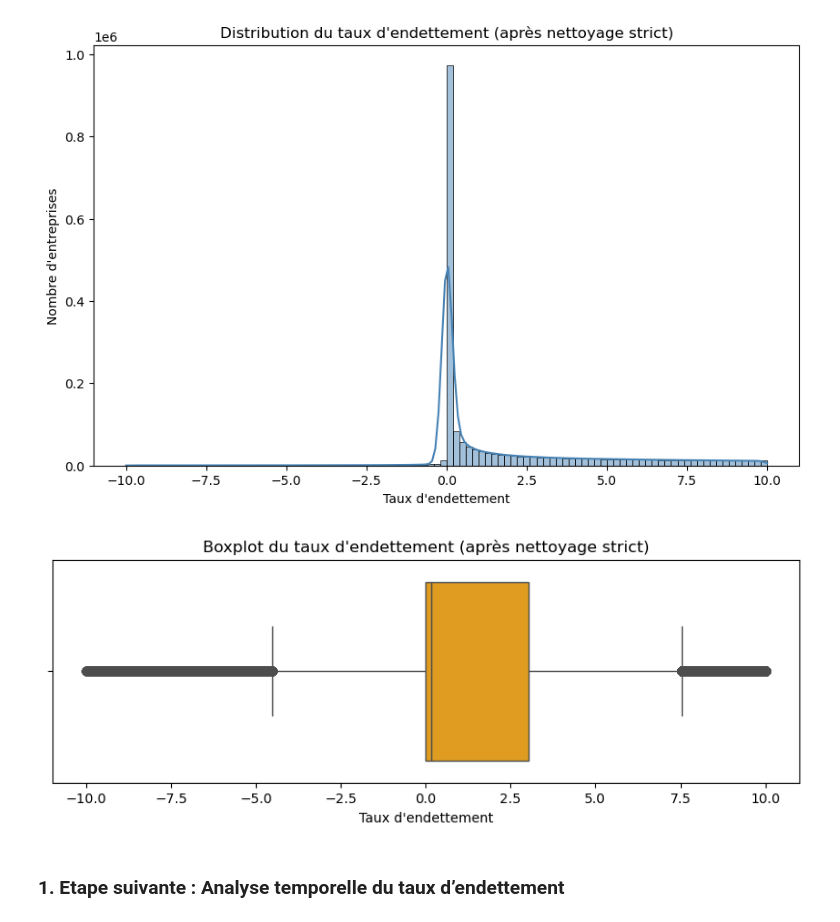
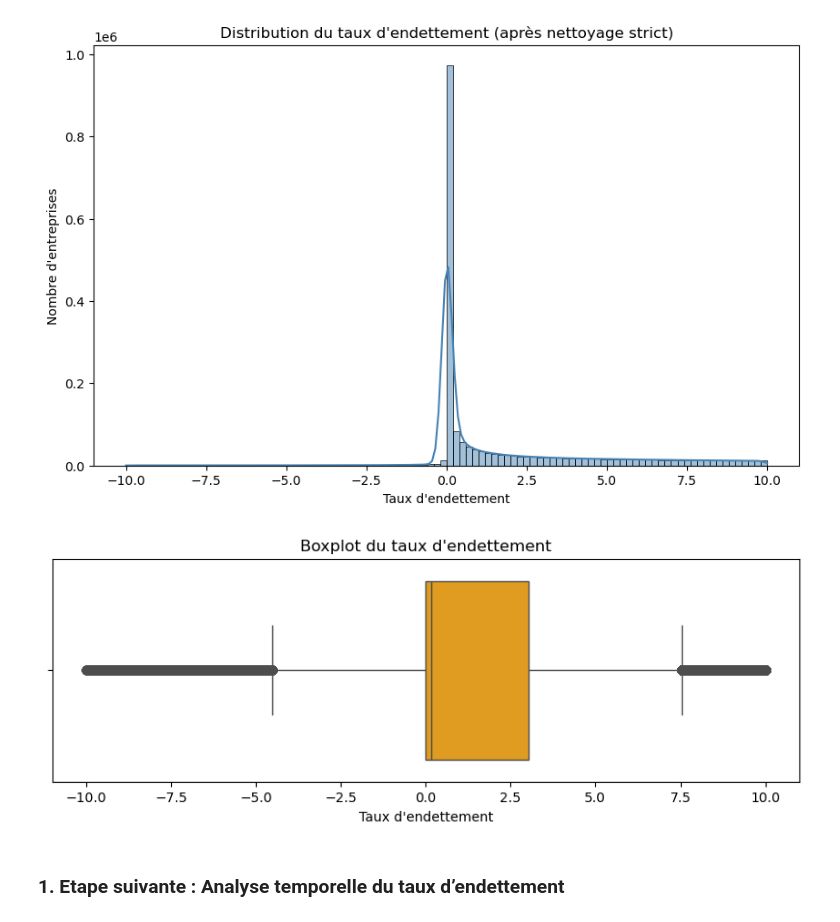
Before and after one commit to khelifaYacine/signaux-faibles-finance, a Jupyter notebook: 01_exploration.ipynb, the cells around one changed output. Drawn from its saved outputs; the diff is of its cells as text; code cells hidden in the pictures.

```diff
--- a/01_exploration.ipynb
+++ b/01_exploration.ipynb
@@ -182,11 +182,11 @@ plt.show()
 # %%
 plt.figure(figsize=(10,3))
 sns.boxplot(x=df_clean["Taux_d_endettement"], color="orange")
-plt.title("Boxplot du taux d'endettement (après nettoyage strict)")
+plt.title("Boxplot du taux d'endettement")
 plt.xlabel("Taux d'endettement")
 plt.show()
 # %% [output]
-[figure, old version]
+[figure, new version]
 # %%
 #Nous voyons que la plupart des entreprises ont très peu de dettes (médiane très basse),
 #  que la dispersion reste raisonnable (la majorité est entre 0 et 2,5),
```
Also changed, not shown: parts of 10 cells of this notebook.
